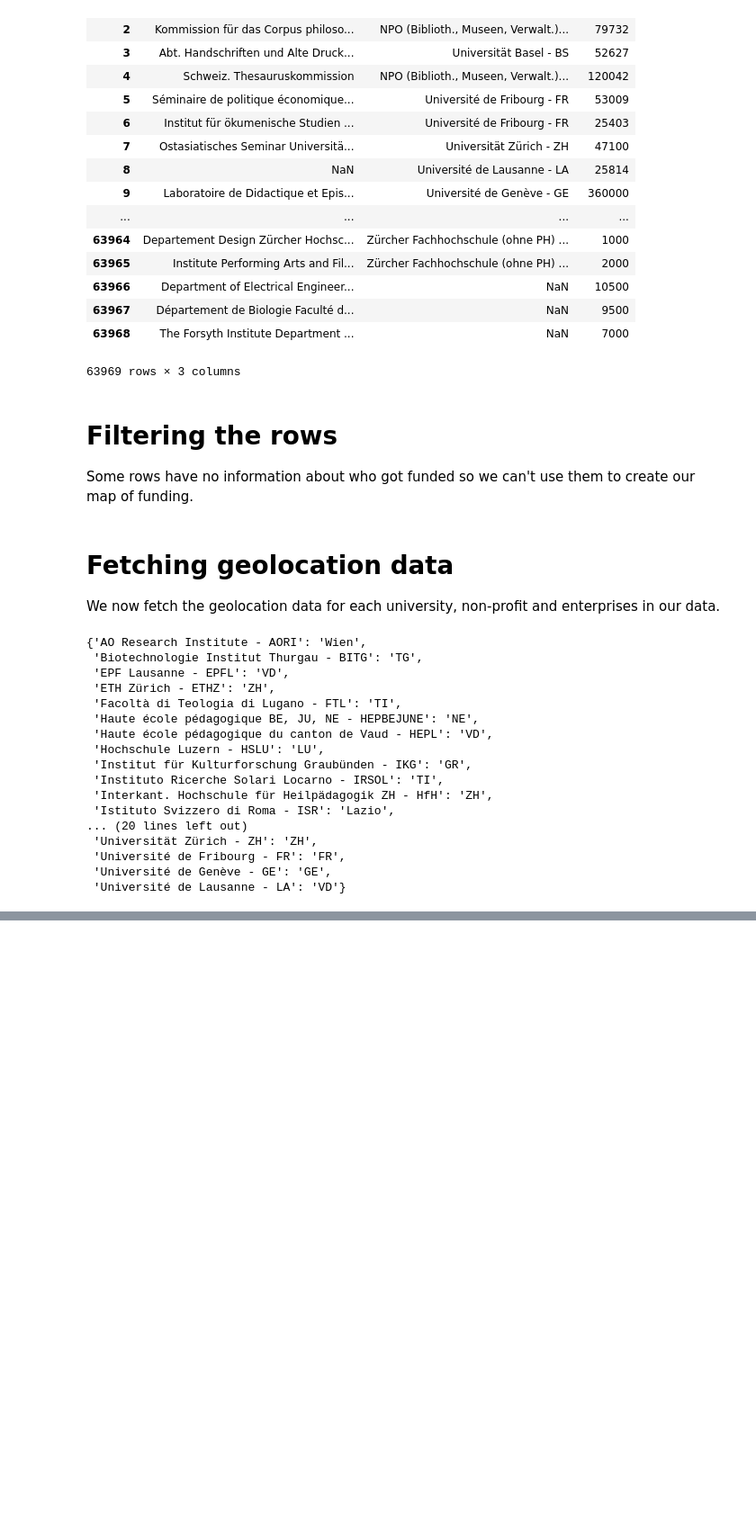
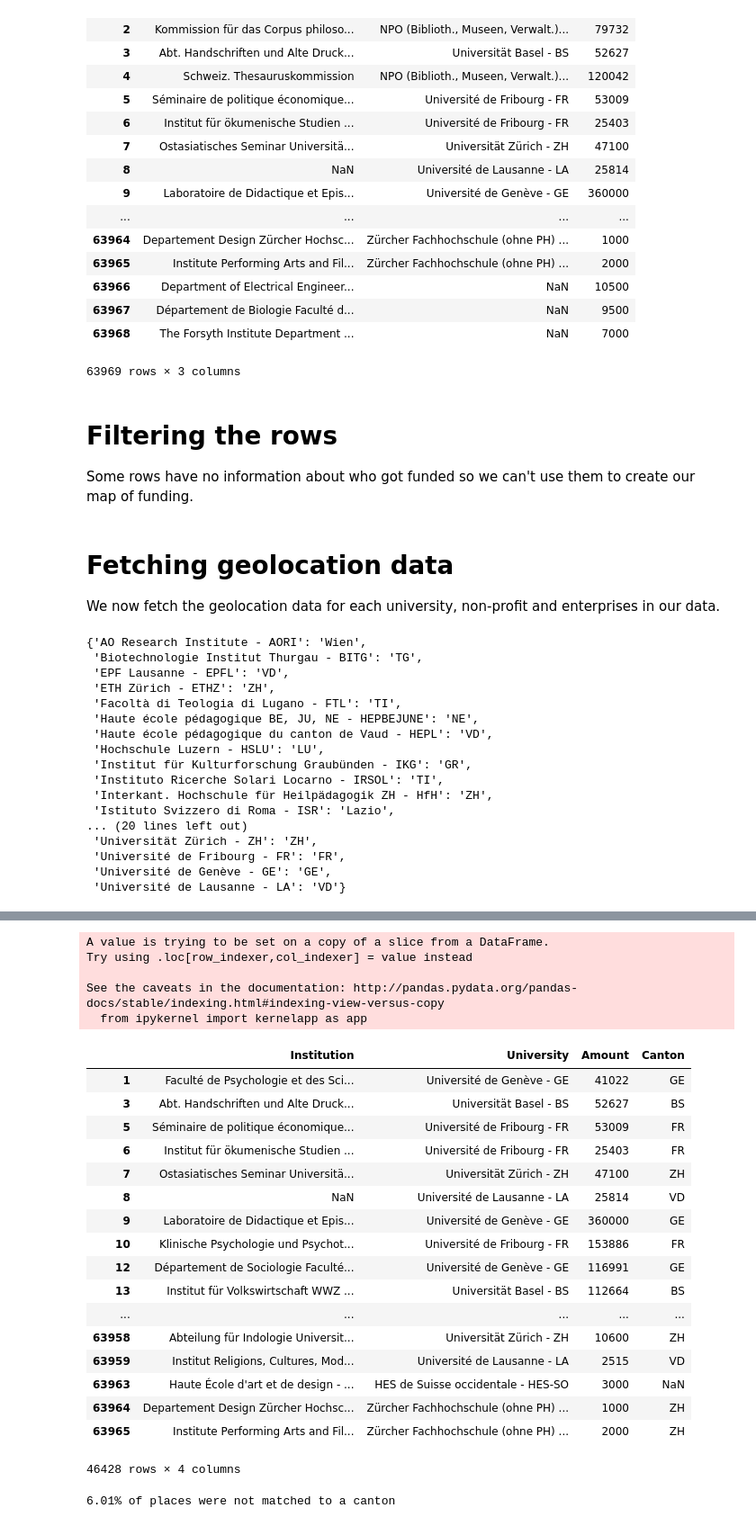
Before and after one commit to SolalPirelli/ADA2016, a Jupyter notebook: 03 - Interactive Viz/Interactive Viz.ipynb, the cells around one changed output, grey strips where cells are left out. Shown: that part at 90% size. Drawn from its saved outputs; the diff is of its cells as text; code cells hidden in the pictures; blank space fills up the shorter version.

```diff
--- a/03 - Interactive Viz/Interactive Viz.ipynb
+++ b/03 - Interactive Viz/Interactive Viz.ipynb
@@ -201,0 +219,45 @@ print("%.2f%% of places were not matched to a canton" % verifyResult(all_ents))
+# %%
+# We select the universities with the most grants and add them manually to the mapping
+# after visiting their respective websites.
+uni_mapping["Université de Neuchâtel - NE"] = "NE"
+uni_mapping["Fachhochschule Nordwestschweiz"] = "SO"
+uni_mapping["Zürcher Fachhochschule (ohne PH) - ZFH"] = "ZH"
+uni_mapping["Università della Svizzera italiana - USI"] = "TI"
+uni_mapping["Eidg. Anstalt für Wasserversorgung - EAWAG"] = "ZH" # From http://www.eawag.ch/
+uni_mapping["Berner Fachhochschule - BFH"] = "BE"
+uni_mapping["Inst. de Hautes Etudes Internat. et du Dév - IHEID"] = "GE"
+uni_mapping["Eidg. Forschungsanstalt für Wald,Schnee,Land - WSL"] = "ZH"
+# %%
+# We now remap the universities using the new dictionnary
+known_unis["Canton"] = known_unis.University.map(uni_mapping)
+known_unis
+# %% [output]
+A value is trying to be set on a copy of a slice from a DataFrame.
+Try using .loc[row_indexer,col_indexer] = value instead
+
+See the caveats in the documentation: http://pandas.pydata.org/pandas-docs/stable/indexing.html#indexing-view-versus-copy
+  from ipykernel import kernelapp as app
+|  | Institution | University | Amount | Canton |
+| 1 | Faculté de Psychologie et des Sci... | Université de Genève - GE | 41022 | GE |
+| 3 | Abt. Handschriften und Alte Druck... | Universität Basel - BS | 52627 | BS |
+| 5 | Séminaire de politique économique... | Université de Fribourg - FR | 53009 | FR |
+| 6 | Institut für ökumenische Studien ... | Université de Fribourg - FR | 25403 | FR |
+| 7 | Ostasiatisches Seminar Universitä... | Universität Zürich - ZH | 47100 | ZH |
+| 8 | NaN | Université de Lausanne - LA | 25814 | VD |
+| 9 | Laboratoire de Didactique et Epis... | Université de Genève - GE | 360000 | GE |
+| 10 | Klinische Psychologie und Psychot... | Université de Fribourg - FR | 153886 | FR |
+| 12 | Département de Sociologie Faculté... | Université de Genève - GE | 116991 | GE |
+| 13 | Institut für Volkswirtschaft WWZ ... | Universität Basel - BS | 112664 | BS |
+| ... | ... | ... | ... | ... |
+| 63958 | Abteilung für Indologie Universit... | Universität Zürich - ZH | 10600 | ZH |
+| 63959 | Institut Religions, Cultures, Mod... | Université de Lausanne - LA | 2515 | VD |
+| 63963 | Haute École d'art et de design - ... | HES de Suisse occidentale - HES-SO | 3000 | NaN |
+| 63964 | Departement Design Zürcher Hochsc... | Zürcher Fachhochschule (ohne PH) ... | 1000 | ZH |
+| 63965 | Institute Performing Arts and Fil... | Zürcher Fachhochschule (ohne PH) ... | 2000 | ZH |
+46428 rows × 4 columns
+# %%
+all_ents = pd.concat([known_unis, enterprises, non_profits])
+all_ents = filter_for_CH(all_ents)
+verifyResult(all_ents)
+# %% [output]
+6.01% of places were not matched to a canton
```
Also changed, not shown: parts of 13 cells of this notebook.
